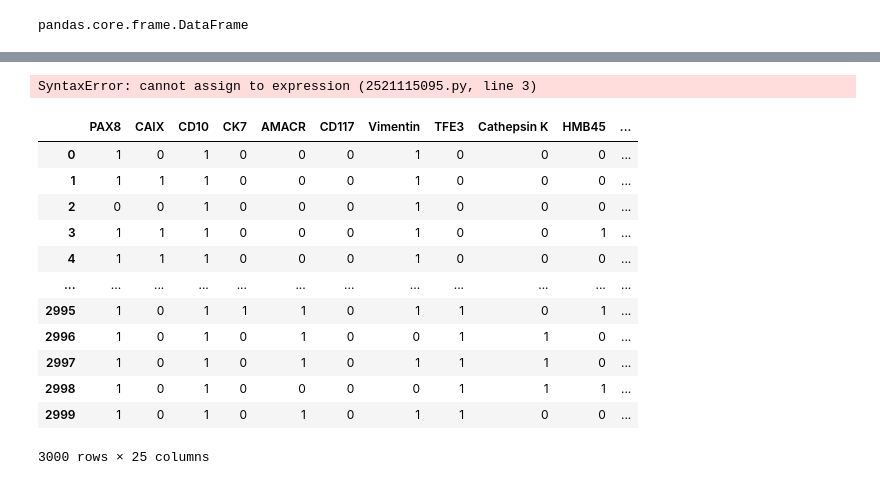
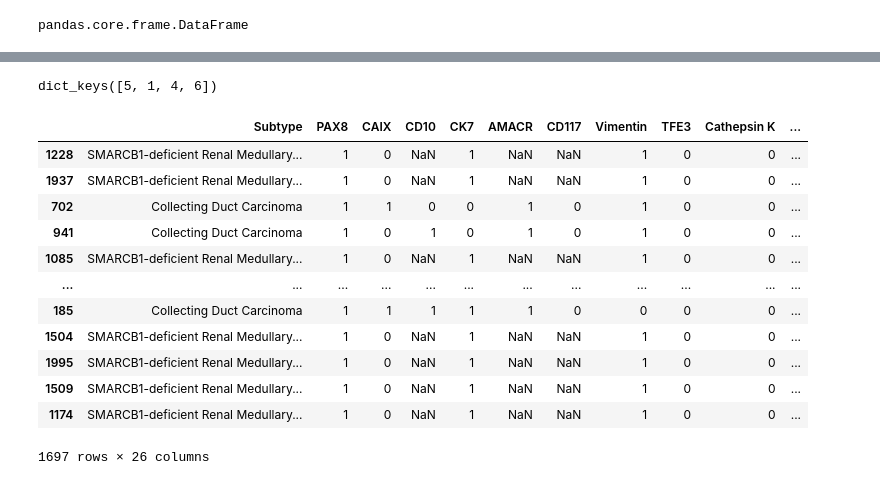
Before and after one commit to ryancytso/RCCclassification, a Jupyter notebook: RCC_decision_tree_morph_pri_2026.1.26.ipynb, the cells around one changed output, grey strips where cells are left out. Saved outputs shown, nothing was run; the diff lists cells and outputs as text; code cells hidden in the pictures.

```diff
--- a/RCC_decision_tree_morph_pri_2026.1.26.ipynb
+++ b/RCC_decision_tree_morph_pri_2026.1.26.ipynb
@@ -289,7 +302,7 @@ for index, row in df.iterrows():
     # Select the specific subtype you are on now
     subtype = row["Subtype"]
     # desired population size - change for how many samples needed for each subtype
-    n = 500
+    n = 1000
 
     # Create an empty dictionary to hold all biomarkers and their associated percent population (all the column information)
     biomarker_data = {}
@@ -334,5 +347,12 @@ Index(['Subtype', 'Cystic', 'Tubular', 'Tubulocystic',
 # %%
 # Before running first decision tree model, filter synthetic dataframe for only morphological features
 morph_ds = synthetic_df[["Subtype"] + morphological_features]
-morph_spec_ds = morph_ds.drop(columns=["Nuclei in reverse polarity","Clear granular cytoplasm",
-                                       "Thick fibromuscular stroma","Foamy macrophages"])
+# morph_spec_ds = morph_ds.drop(columns=["Nuclei in reverse polarity","Clear granular cytoplasm",
+#                                      "Thick fibromuscular stroma","Foamy macrophages"])
+
+# Temporary - Drop any columns that have missing values
+cols_with_nan = morph_ds.columns[morph_ds.isna().any()]
+print("Dropping columns:", list(cols_with_nan))
+
+morph_ds = morph_ds.dropna(axis=1)
+morph_ds
@@ -343,7 +378,7 @@ from sklearn.tree import DecisionTreeClassifier, plot_tree, export_text
 from sklearn.metrics import classification_report, ConfusionMatrixDisplay
 
 # Select specific dataset to make decision tree
-ds = morph_spec_ds
+ds = morph_ds
 
 # Load and prepare data
 X = ds.drop(columns=["Subtype"])
@@ -651,25 +668,27 @@ Predicted class: ELOC-mutated RCC / RCC with fibromyomatous stroma
-# %%
-for leaf_id, df in leaf_dataframes.items():
-    print(f"Leaf Node ID: {leaf_id}")
-    Node + {leaf_id} =
-# %% [output]
-SyntaxError: cannot assign to expression (2521115095.py, line 3)
 # %%
-IHC_ds = synthetic_df[IHC_features]
+# VERY IMPORTANT --> Create IHC dataset from above leaf_dataset dictionary
+print(leaf_dataframes.keys())
+
+# ACTION REQUIRED --> Adjust the key to select desired leaf to examine
+select_leaf = leaf_dataframes[5][["Subtype"] + IHC_features]
+
+# They all use the same
+select_leaf
 # %% [output]
+dict_keys([5, 1, 4, 6])
-|  | PAX8 | CAIX | CD10 | CK7 | AMACR | CD117 | Vimentin | TFE3 | Cathepsin K | HMB45 | ... |
-| 0 | 1 | 0 | 1 | 0 | 0 | 0 | 1 | 0 | 0 | 0 | ... |
-| 1 | 1 | 1 | 1 | 0 | 0 | 0 | 1 | 0 | 0 | 0 | ... |
-| 2 | 0 | 0 | 1 | 0 | 0 | 0 | 1 | 0 | 0 | 0 | ... |
-| 3 | 1 | 1 | 1 | 0 | 0 | 0 | 1 | 0 | 0 | 1 | ... |
-| 4 | 1 | 1 | 1 | 0 | 0 | 0 | 1 | 0 | 0 | 0 | ... |
+|  | Subtype | PAX8 | CAIX | CD10 | CK7 | AMACR | CD117 | Vimentin | TFE3 | Cathepsin K | ... |
+| 1228 | SMARCB1-deficient Renal Medullary... | 1 | 0 | NaN | 1 | NaN | NaN | 1 | 0 | 0 | ... |
+| 1937 | SMARCB1-deficient Renal Medullary... | 1 | 0 | NaN | 1 | NaN | NaN | 1 | 0 | 0 | ... |
+| 702 | Collecting Duct Carcinoma | 1 | 1 | 0 | 0 | 1 | 0 | 1 | 0 | 0 | ... |
+| 941 | Collecting Duct Carcinoma | 1 | 0 | 1 | 0 | 1 | 0 | 1 | 0 | 0 | ... |
+| 1085 | SMARCB1-deficient Renal Medullary... | 1 | 0 | NaN | 1 | NaN | NaN | 1 | 0 | 0 | ... |
 | ... | ... | ... | ... | ... | ... | ... | ... | ... | ... | ... | ... |
-| 2995 | 1 | 0 | 1 | 1 | 1 | 0 | 1 | 1 | 0 | 1 | ... |
-| 2996 | 1 | 0 | 1 | 0 | 1 | 0 | 0 | 1 | 1 | 0 | ... |
-| 2997 | 1 | 0 | 1 | 0 | 1 | 0 | 1 | 1 | 1 | 0 | ... |
-| 2998 | 1 | 0 | 1 | 0 | 0 | 0 | 0 | 1 | 1 | 1 | ... |
-| 2999 | 1 | 0 | 1 | 0 | 1 | 0 | 1 | 1 | 0 | 0 | ... |
+| 185 | Collecting Duct Carcinoma | 1 | 1 | 1 | 1 | 1 | 0 | 0 | 0 | 0 | ... |
+| 1504 | SMARCB1-deficient Renal Medullary... | 1 | 0 | NaN | 1 | NaN | NaN | 1 | 0 | 0 | ... |
+| 1995 | SMARCB1-deficient Renal Medullary... | 1 | 0 | NaN | 1 | NaN | NaN | 1 | 0 | 0 | ... |
+| 1509 | SMARCB1-deficient Renal Medullary... | 1 | 0 | NaN | 1 | NaN | NaN | 1 | 0 | 0 | ... |
+| 1174 | SMARCB1-deficient Renal Medullary... | 1 | 0 | NaN | 1 | NaN | NaN | 1 | 0 | 0 | ... |
-3000 rows × 25 columns
+1697 rows × 26 columns
 # %%
 # Decision Tree Model (Simplified for binary data)
 from sklearn.model_selection import train_test_split, GridSearchCV
```
Also changed, not shown: parts of 18 cells of this notebook.
